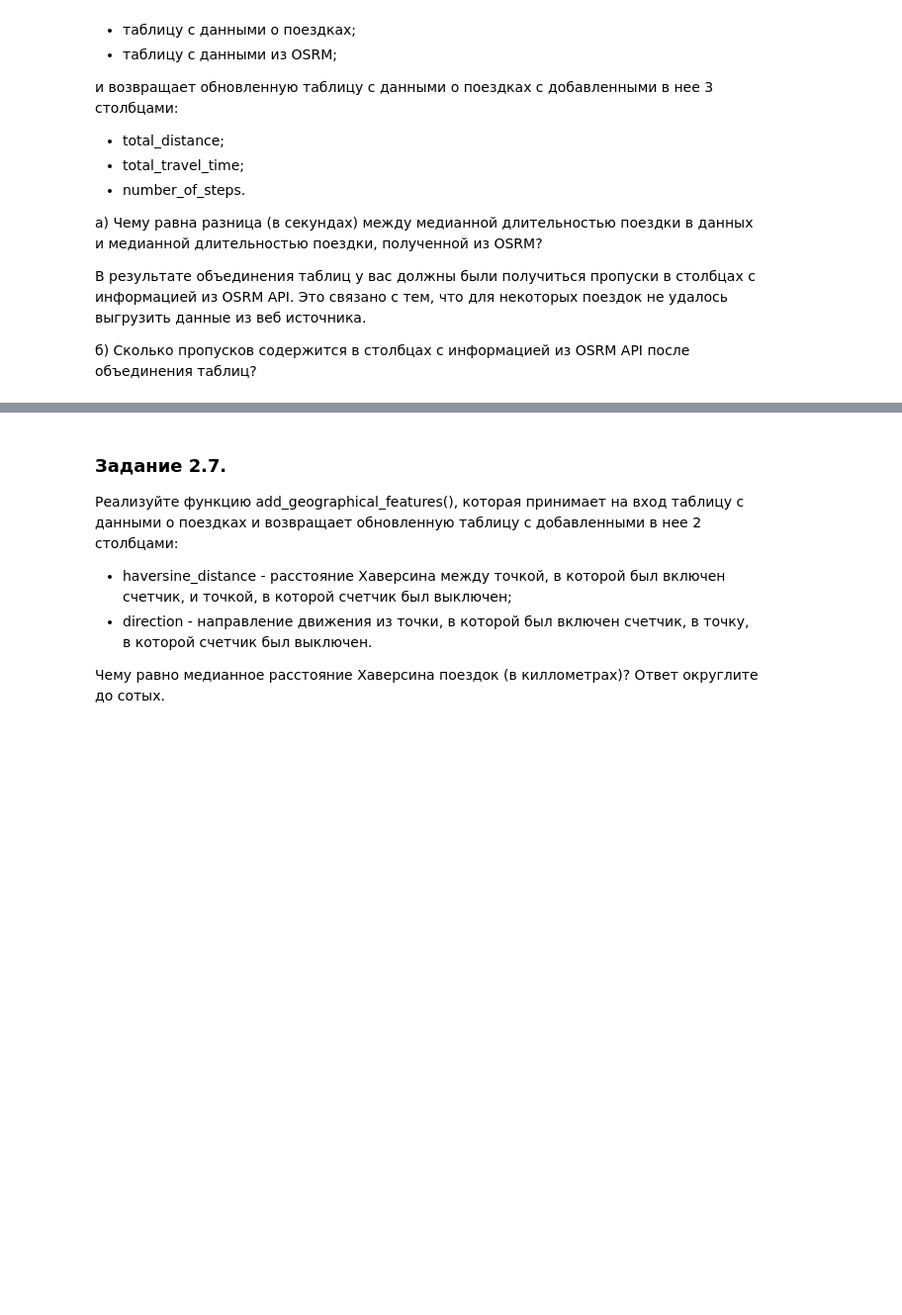
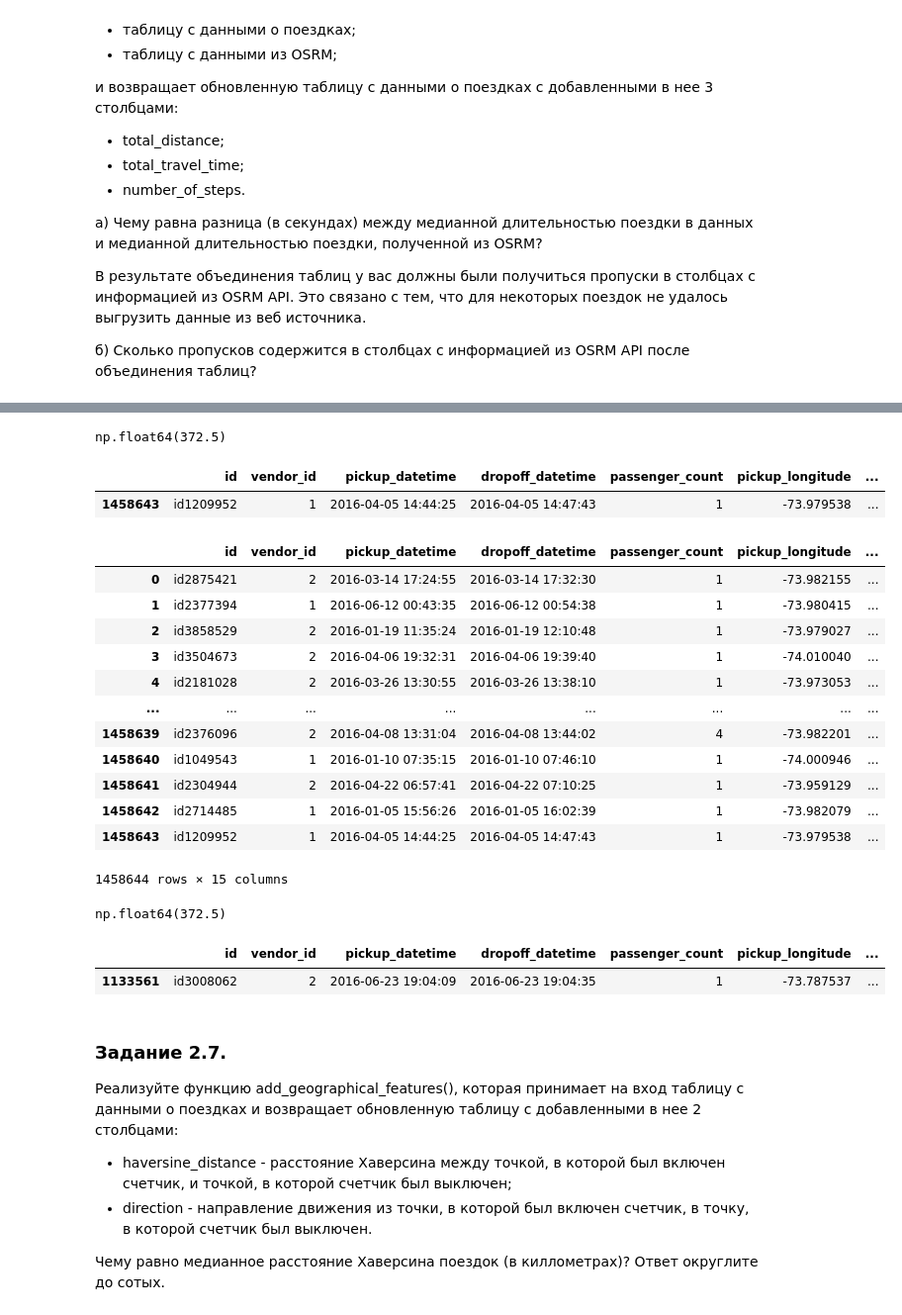
Before and after one commit to andreyshveduke/Project_5._NY_taxi_trip_duration, a Jupyter notebook: Project-5.ipynb, the cells around one changed output, grey strips where cells are left out. Shown at 99% size. Saved outputs shown, nothing was run; the diff lists cells and outputs as text; code cells hidden in the pictures; blank space fills up the shorter version.

```diff
--- a/Project-5.ipynb
+++ b/Project-5.ipynb
@@ -298,3 +331,62 @@ osrm_data = pd.read_csv('data/osrm_data_train.csv')
+# %%
+'''
+def add_osrm_features(taxi_data, osrm_data):
+    taxi_data['total_distance'] = osrm_data['total_distance']
+    taxi_data['total_travel_time'] = osrm_data['total_travel_time']
+    taxi_data['number_of_steps'] = osrm_data['number_of_steps']
+    return taxi_data
+
+add_osrm_features(taxi_data, osrm_data)
+
+display(taxi_data['trip_duration'].median() - taxi_data['total_travel_time'].median())
+
+mask =(taxi_data['total_distance'].isnull() == True) | (taxi_data['total_travel_time'].isnull()== True) | (taxi_data['number_of_steps'].isnull() == True)
+
+display(taxi_data[mask])
+'''
+# %% [output]
+np.float64(372.5)
+|  | id | vendor_id | pickup_datetime | dropoff_datetime | passenger_count | pickup_longitude | ... |
+| 1458643 | id1209952 | 1 | 2016-04-05 14:44:25 | 2016-04-05 14:47:43 | 1 | -73.979538 | ... |
+# %%
+copy_taxi_data = taxi_data.copy()
+copy_taxi_data
+# %% [output]
+|  | id | vendor_id | pickup_datetime | dropoff_datetime | passenger_count | pickup_longitude | ... |
+| 0 | id2875421 | 2 | 2016-03-14 17:24:55 | 2016-03-14 17:32:30 | 1 | -73.982155 | ... |
+| 1 | id2377394 | 1 | 2016-06-12 00:43:35 | 2016-06-12 00:54:38 | 1 | -73.980415 | ... |
+| 2 | id3858529 | 2 | 2016-01-19 11:35:24 | 2016-01-19 12:10:48 | 1 | -73.979027 | ... |
+| 3 | id3504673 | 2 | 2016-04-06 19:32:31 | 2016-04-06 19:39:40 | 1 | -74.010040 | ... |
+| 4 | id2181028 | 2 | 2016-03-26 13:30:55 | 2016-03-26 13:38:10 | 1 | -73.973053 | ... |
+| ... | ... | ... | ... | ... | ... | ... | ... |
+| 1458639 | id2376096 | 2 | 2016-04-08 13:31:04 | 2016-04-08 13:44:02 | 4 | -73.982201 | ... |
+| 1458640 | id1049543 | 1 | 2016-01-10 07:35:15 | 2016-01-10 07:46:10 | 1 | -74.000946 | ... |
+| 1458641 | id2304944 | 2 | 2016-04-22 06:57:41 | 2016-04-22 07:10:25 | 1 | -73.959129 | ... |
+| 1458642 | id2714485 | 1 | 2016-01-05 15:56:26 | 2016-01-05 16:02:39 | 1 | -73.982079 | ... |
+| 1458643 | id1209952 | 1 | 2016-04-05 14:44:25 | 2016-04-05 14:47:43 | 1 | -73.979538 | ... |
+1458644 rows × 15 columns
+# %%
+
+
+def add_osrm_features(taxi_data, osrm_data):
+    taxi_data = taxi_data.merge(
+    osrm_data[['id','total_distance','total_travel_time','number_of_steps']],
+    on='id',
+    how='left')
+
+    return taxi_data
+
+taxi_data = add_osrm_features(taxi_data, osrm_data)
+
+display(taxi_data['trip_duration'].median() - taxi_data['total_travel_time'].median())
+
+mask =(taxi_data['total_distance'].isnull() == True) | (taxi_data['total_travel_time'].isnull()== True) | (taxi_data['number_of_steps'].isnull() == True)
+
+display(taxi_data[mask])
+# %% [output]
+np.float64(372.5)
+|  | id | vendor_id | pickup_datetime | dropoff_datetime | passenger_count | pickup_longitude | ... |
+| 1133561 | id3008062 | 2 | 2016-06-23 19:04:09 | 2016-06-23 19:04:35 | 1 | -73.787537 | ... |
 # %%
 def get_haversine_distance(lat1, lng1, lat2, lng2):
     # переводим углы в радианы
```
Also changed, not shown: parts of 2 cells of this notebook.
